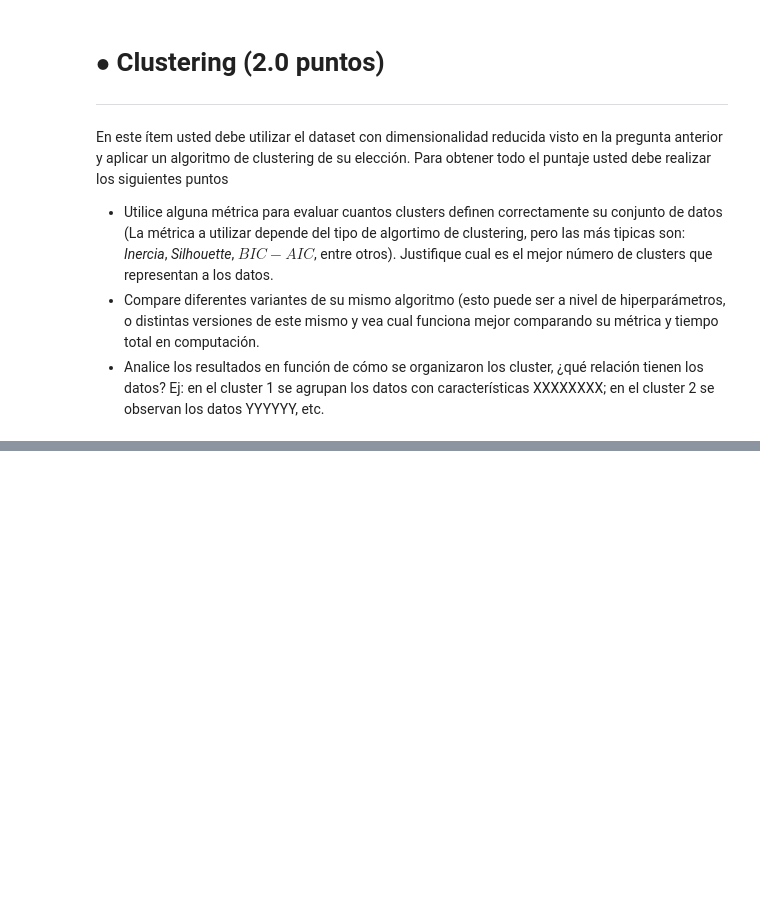
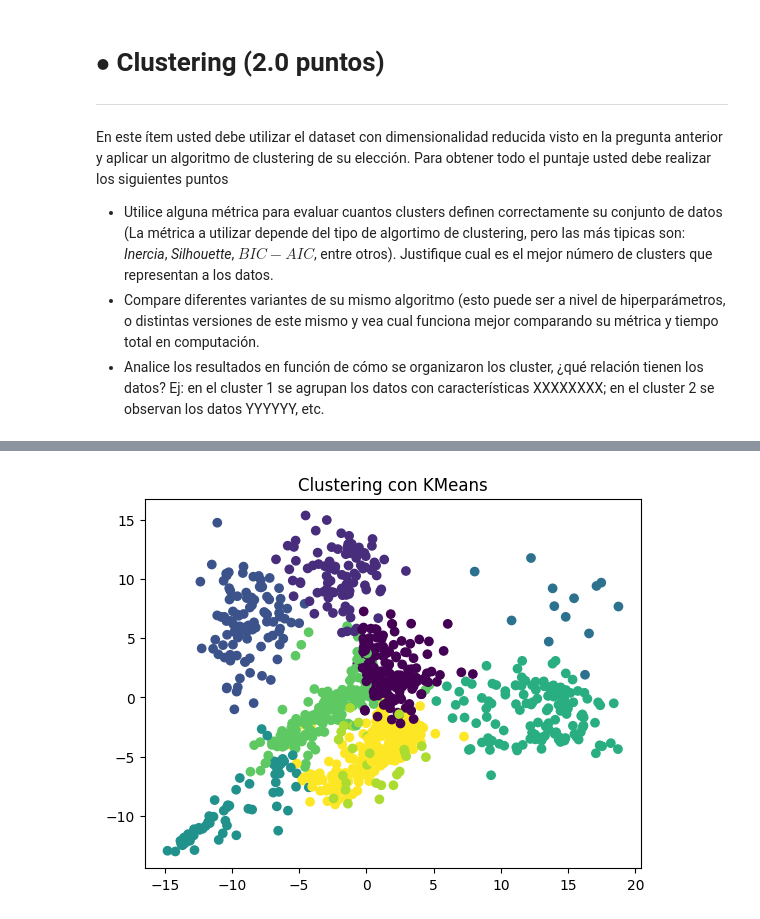
Before and after one commit to RicardoCharris14/Tarea2AD, a Jupyter notebook: tarea2.ipynb, the cells around one changed output, grey strips where cells are left out. Saved outputs shown, nothing was run; the diff lists cells and outputs as text; code cells hidden in the pictures; blank space fills up the shorter version.

```diff
--- a/tarea2.ipynb
+++ b/tarea2.ipynb
@@ -1022,7 +1085,7 @@ fig, axes = plt.subplots(1, 3, figsize=(18,5))
 pca = PCA(n_components=4)
 x_pca = pca.fit_transform(x_spotify_scaled)
 
-isomap = Isomap(n_neighbors=4, n_components=4)
+isomap = Isomap(n_neighbors=4, n_components=5)
 x_isomap = isomap.fit_transform(x_spotify_scaled)
 
 tsne = TSNE(n_components=2, perplexity=30, learning_rate=200, n_iter=1000, random_state=42)
@@ -1114,0 +1228,10 @@ from sklearn.cluster import MeanShift
+# %%
+kmeans = KMeans(n_clusters=9, random_state=42)
+KMLabels = kmeans.fit_predict(x_isomap)
+KMScore = silhouette_score(x_isomap, KMLabels)
+# %%
+plt.scatter(x_isomap[:, 0],x_isomap[:, 1], c=KMLabels, cmap='viridis')
+plt.title("Clustering con KMeans")
+plt.show()
+# %% [output]
+[figure, added]
```
Also changed, not shown: parts of 29 cells of this notebook.
